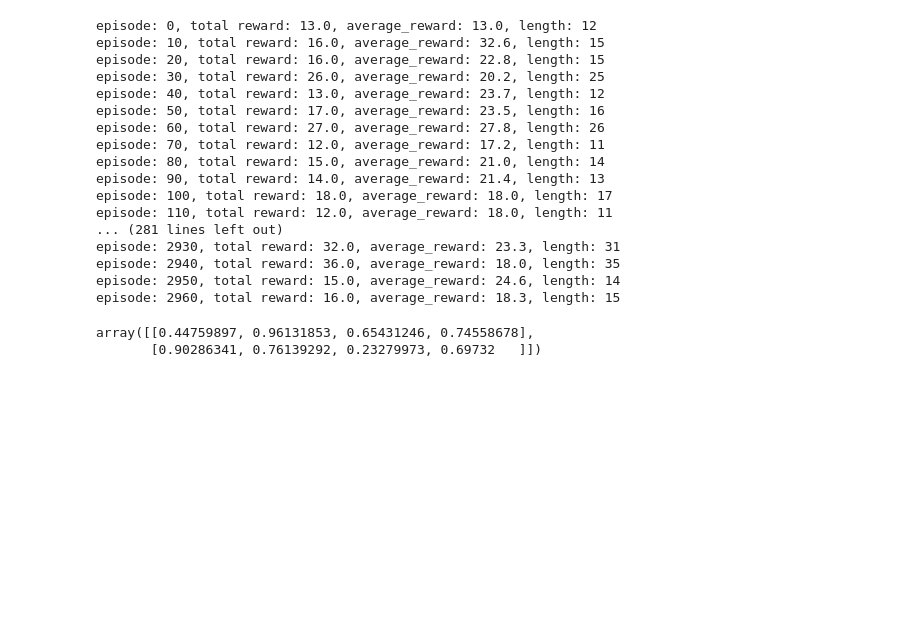
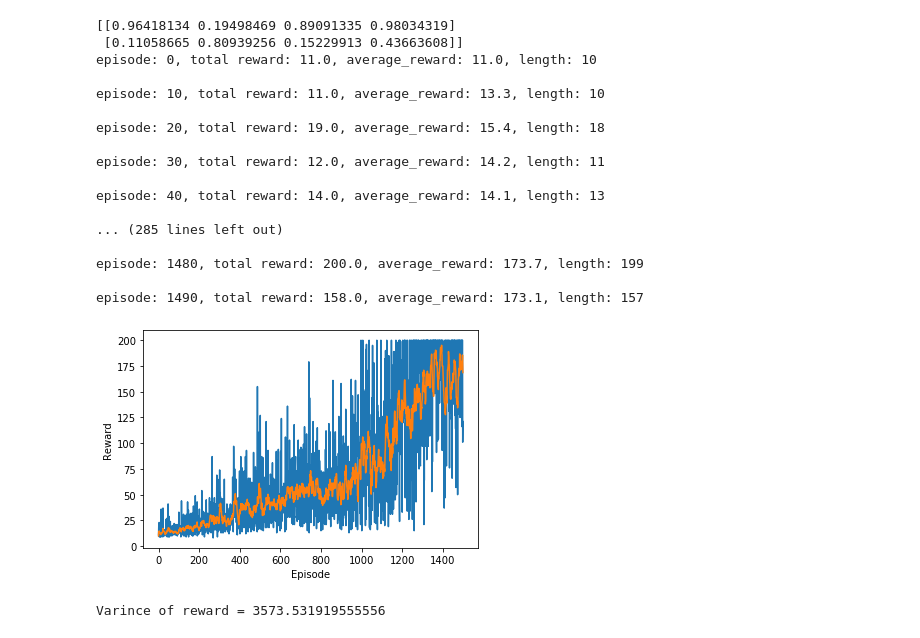
Before and after one commit to DJAlexJ/Reinforcement_Learning, a Jupyter notebook: Reinforce_softmax_1layer.ipynb, the cells around one changed output. Saved outputs shown, nothing was run; the diff lists cells and outputs as text; code cells hidden in the pictures; blank space fills up the shorter version.

```diff
--- a/Reinforce_softmax_1layer.ipynb
+++ b/Reinforce_softmax_1layer.ipynb
@@ -28,5 +24,5 @@ def softmax_grad(s):
 # %%
-def update_policy(policy, rewards, log_probs):
+def update_policy(policy, probs, rewards, actions, states):
     discounted_rewards = []
 
     for t in range(len(rewards)):
@@ -40,66 +36,78 @@ def update_policy(policy, rewards, log_probs):
     discounted_rewards = (discounted_rewards - np.mean(discounted_rewards)) / (np.std(discounted_rewards) + 1e-9) # normalize discounted rewards
 
     policy_gradient = []
-    for log_prob, Gt in zip(log_probs, discounted_rewards):
-        policy_gradient.append(-log_prob * Gt)
-
-    #print(policy_gradient)
+    for prob, Gt, action, state in zip(probs, discounted_rewards, actions, states):
+        policy_gradient.append(1/prob[action] * backward(policy, prob, action, state) * Gt)
+    policy_gradient = np.sum(policy_gradient, axis = 0)
+    policy += policy_gradient * learning_rate
 # %%
 GAMMA = 0.99
+learning_rate = 0.003
 env = gym.make('CartPole-v0')
 
 num_actions = env.action_space.n
-max_episode_num = 3000
+max_episode_num = 1500
 max_steps = 10000
 numsteps = []
 avg_numsteps = []
 all_rewards = []
-policy = np.random.random_sample((env.observation_space.shape[0], env.action_space.n))
+policy = np.random.random_sample((env.observation_space.shape[0], env.action_space.n)).T
+print(policy)
 
 for episode in range(max_episode_num):
-    state = env.reset().reshape(-1, 1).T
+    state = env.reset().reshape(-1, 1)
+    ps = []
     log_probs = []
     rewards = []
+    actions = []
+    states = []
 
     for steps in range(max_steps):
         #env.render()
-        probs = softmax(np.dot(state, policy))
+        probs = softmax(np.dot(policy, state))
         action = np.random.choice(num_actions, p = np.squeeze(probs))
         log_prob = np.log(np.squeeze(probs)[action])
         new_state, reward, done, _ = env.step(action)
+        actions.append(action)
+        ps.append(np.squeeze(probs))
+        states.append(np.squeeze(state))
         log_probs.append(log_prob)
         rewards.append(reward)
 
         if done:
-            update_policy(policy, rewards, log_probs)
+            update_policy(policy, ps, rewards, actions, states)
             numsteps.append(steps)
             avg_numsteps.append(np.mean(numsteps[-10:]))
             all_rewards.append(np.sum(rewards))
             if episode % 10 == 0:
-                sys.stdout.write("episode: {}, total reward: {}, average_reward: {}, length: {}\n".format(episode, np.round(np.sum(rewards), decimals = 3),  np.round(np.mean(all_rewards[-10:]), decimals = 3), steps))
+                print("episode: {}, total reward: {}, average_reward: {}, length: {}\n".format(episode, np.round(np.sum(rewards), decimals = 3),  np.round(np.mean(all_rewards[-10:]), decimals = 3), steps))
             break
-
         state = new_state
 # %% [output]
-episode: 0, total reward: 13.0, average_reward: 13.0, length: 12
-episode: 10, total reward: 16.0, average_reward: 32.6, length: 15
-episode: 20, total reward: 16.0, average_reward: 22.8, length: 15
-episode: 30, total reward: 26.0, average_reward: 20.2, length: 25
-episode: 40, total reward: 13.0, average_reward: 23.7, length: 12
-episode: 50, total reward: 17.0, average_reward: 23.5, length: 16
-episode: 60, total reward: 27.0, average_reward: 27.8, length: 26
-episode: 70, total reward: 12.0, average_reward: 17.2, length: 11
-episode: 80, total reward: 15.0, average_reward: 21.0, length: 14
-episode: 90, total reward: 14.0, average_reward: 21.4, length: 13
-episode: 100, total reward: 18.0, average_reward: 18.0, length: 17
-episode: 110, total reward: 12.0, average_reward: 18.0, length: 11
-... (281 lines left out)
-episode: 2930, total reward: 32.0, average_reward: 23.3, length: 31
-episode: 2940, total reward: 36.0, average_reward: 18.0, length: 35
-episode: 2950, total reward: 15.0, average_reward: 24.6, length: 14
-episode: 2960, total reward: 16.0, average_reward: 18.3, length: 15
+[[0.96418134 0.19498469 0.89091335 0.98034319]
+ [0.11058665 0.80939256 0.15229913 0.43663608]]
+episode: 0, total reward: 11.0, average_reward: 11.0, length: 10
+
+episode: 10, total reward: 11.0, average_reward: 13.3, length: 10
+
+episode: 20, total reward: 19.0, average_reward: 15.4, length: 18
+
+episode: 30, total reward: 12.0, average_reward: 14.2, length: 11
+
+episode: 40, total reward: 14.0, average_reward: 14.1, length: 13
+
+... (285 lines left out)
+
+episode: 1480, total reward: 200.0, average_reward: 173.7, length: 199
+
+episode: 1490, total reward: 158.0, average_reward: 173.1, length: 157
-# %%
-policy
-# %% [output]
-array([[0.44759897, 0.96131853, 0.65431246, 0.74558678],
-       [0.90286341, 0.76139292, 0.23279973, 0.69732   ]])
+# %%
+plt.plot(all_rewards)
+plt.plot(avg_numsteps)
+plt.xlabel('Episode')
+plt.ylabel('Reward')
+plt.show()
+print('Varince of reward = {}'.format(np.var(all_rewards)))
+# %% [output]
+[figure, added]
+Varince of reward = 3573.531919555556
```
Also changed, not shown: parts of 3 cells of this notebook.
